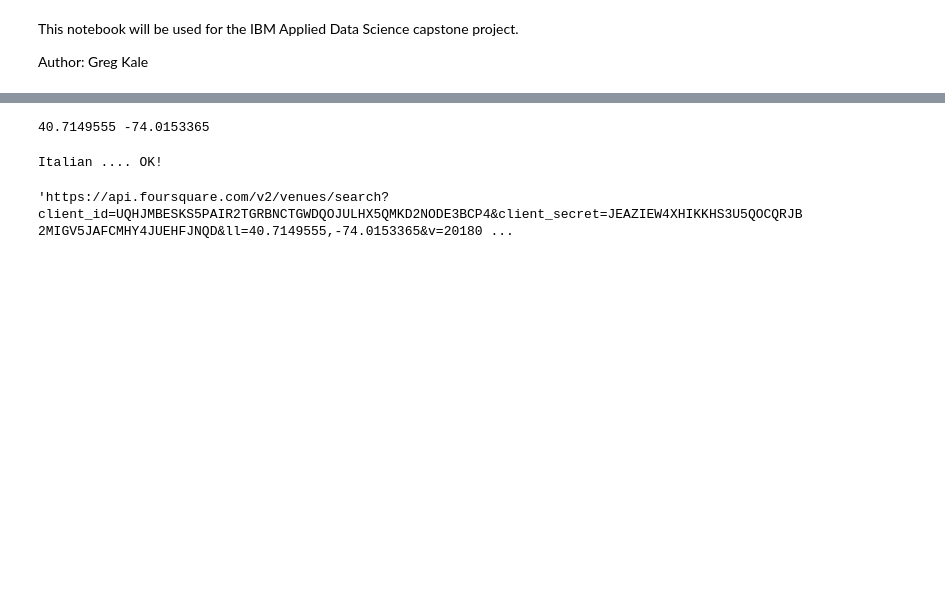
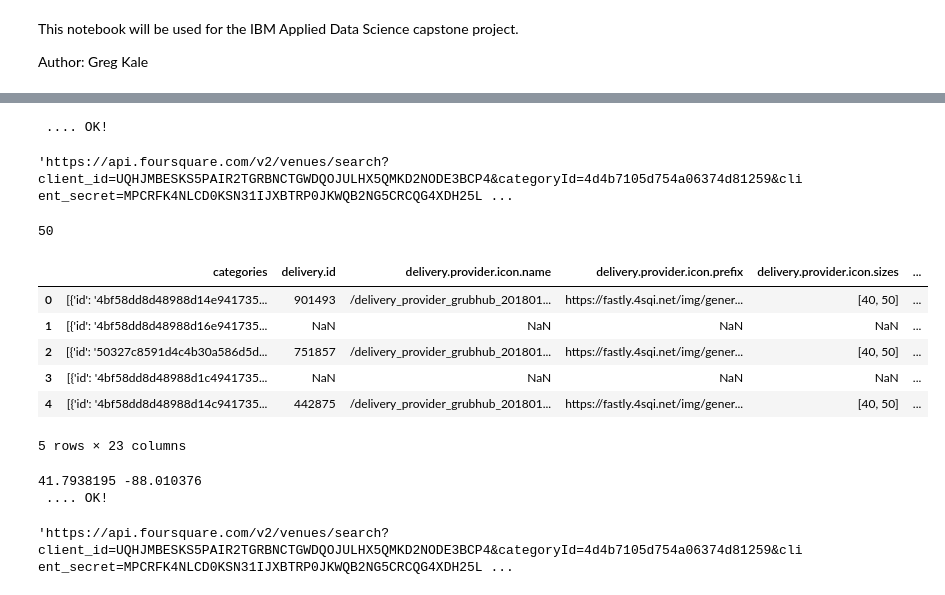
Before and after one commit to gkale1969/Coursera_Capstone, a Jupyter notebook: Applied Data Science - Capstone Project.ipynb, the cells around one changed output, grey strips where cells are left out. Cells and saved outputs as stored; diff of their text form; code cells hidden in the pictures; blank space fills up the shorter version.

```diff
--- a/Applied Data Science - Capstone Project.ipynb
+++ b/Applied Data Science - Capstone Project.ipynb
@@ -45,38 +72,67 @@ print ("Hello Capstone Project Course!")
+# %%
+search_query = ''
+radius = 500
+category='4d4b7105d754a06374d81259'
+town = 'Lombard, Il'
+intent_match = 'browse'
+print(search_query + ' .... OK!')
+# %% [output]
+ .... OK!
 # %%
-#### Foursquare test
+### Foursquare API call for Lombard Il
 
-##https://api.foursquare.com/v2/venues/search?
-
-##venues
-##users
-##tips
-
-CLIENT_ID = ''
-CLIENT_SECRET = ''
-VERSION = '20180604'
-LIMIT = 30
-
-##https://api.foursquare.com/v2/venues/search?
+url = 'https://api.foursquare.com/v2/venues/search?client_id={}&categoryId={}&client_secret={}&v={}&near={}&limit={}&intent={}'.format(CLIENT_ID, category, CLIENT_SECRET, VERSION, town, LIMIT, intent_match)
+url
+# %% [output]
+'https://api.foursquare.com/v2/venues/search?client_id=UQHJMBESKS5PAIR2TGRBNCTGWDQOJULHX5QMKD2NODE3BCP4&categoryId=4d4b7105d754a06374d81259&client_secret=MPCRFK4NLCD0KSN31IJXBTRP0JKWQB2NG5CRCQG4XDH25L ...
+# %%
+results = requests.get(url).json()
+# %%
+# assign relevant part of JSON to venues
+venues = results['response']['venues']
+
+# tranform venues into a dataframe for Lombard Data
+lombard_restuarants_df = json_normalize(venues)
+##lombard_restuarants_df.head()
+# %%
+len(lombard_restuarants_df)
+# %% [output]
+50
+# %%
+lombard_restuarants_df.head()
+# %% [output]
+|  | categories | delivery.id | delivery.provider.icon.name | delivery.provider.icon.prefix | delivery.provider.icon.sizes | ... |
+| 0 | [{'id': '4bf58dd8d48988d14e941735... | 901493 | /delivery_provider_grubhub_201801... | https://fastly.4sqi.net/img/gener... | [40, 50] | ... |
+| 1 | [{'id': '4bf58dd8d48988d16e941735... | NaN | NaN | NaN | NaN | ... |
+| 2 | [{'id': '50327c8591d4c4b30a586d5d... | 751857 | /delivery_provider_grubhub_201801... | https://fastly.4sqi.net/img/gener... | [40, 50] | ... |
+| 3 | [{'id': '4bf58dd8d48988d1c4941735... | NaN | NaN | NaN | NaN | ... |
+| 4 | [{'id': '4bf58dd8d48988d14c941735... | 442875 | /delivery_provider_grubhub_201801... | https://fastly.4sqi.net/img/gener... | [40, 50] | ... |
+5 rows × 23 columns
 # %%
-address = '102 North End Ave, New York, NY'
+#### details for Downers Grove Il
+address = 'Downers Grove, IL'
 
 geolocator = Nominatim(user_agent="foursquare_agent")
 location = geolocator.geocode(address)
 latitude = location.latitude
 longitude = location.longitude
 print(latitude, longitude)
+
+search_query = ''
+radius = 500
+category='4d4b7105d754a06374d81259'
+town = 'Downers Grove, IL'
+intent_match = 'browse'
+print(search_query + ' .... OK!')
 # %% [output]
-40.7149555 -74.0153365
+41.7938195 -88.010376
+ .... OK!
-# %%
-search_query = 'Italian'
-radius = 500
-print(search_query + ' .... OK!')
-# %% [output]
-Italian .... OK!
 # %%
-url = 'https://api.foursquare.com/v2/venues/search?client_id={}&client_secret={}&ll={},{}&v={}&query={}&radius={}&limit={}'.format(CLIENT_ID, CLIENT_SECRET, latitude, longitude, VERSION, search_query, radius, LIMIT)
+### Foursquare API call for Downners Grove Il
+
+url = 'https://api.foursquare.com/v2/venues/search?client_id={}&categoryId={}&client_secret={}&v={}&near={}&limit={}&intent={}'.format(CLIENT_ID, category, CLIENT_SECRET, VERSION, town, LIMIT, intent_match)
 url
 # %% [output]
-'https://api.foursquare.com/v2/venues/search?client_id=UQHJMBESKS5PAIR2TGRBNCTGWDQOJULHX5QMKD2NODE3BCP4&client_secret=JEAZIEW4XHIKKHS3U5QOCQRJB2MIGV5JAFCMHY4JUEHFJNQD&ll=40.7149555,-74.0153365&v=20180 ...
+'https://api.foursquare.com/v2/venues/search?client_id=UQHJMBESKS5PAIR2TGRBNCTGWDQOJULHX5QMKD2NODE3BCP4&categoryId=4d4b7105d754a06374d81259&client_secret=MPCRFK4NLCD0KSN31IJXBTRP0JKWQB2NG5CRCQG4XDH25L ...
 # %%
 results = requests.get(url).json()
```
Also changed, not shown: parts of 35 cells of this notebook.
